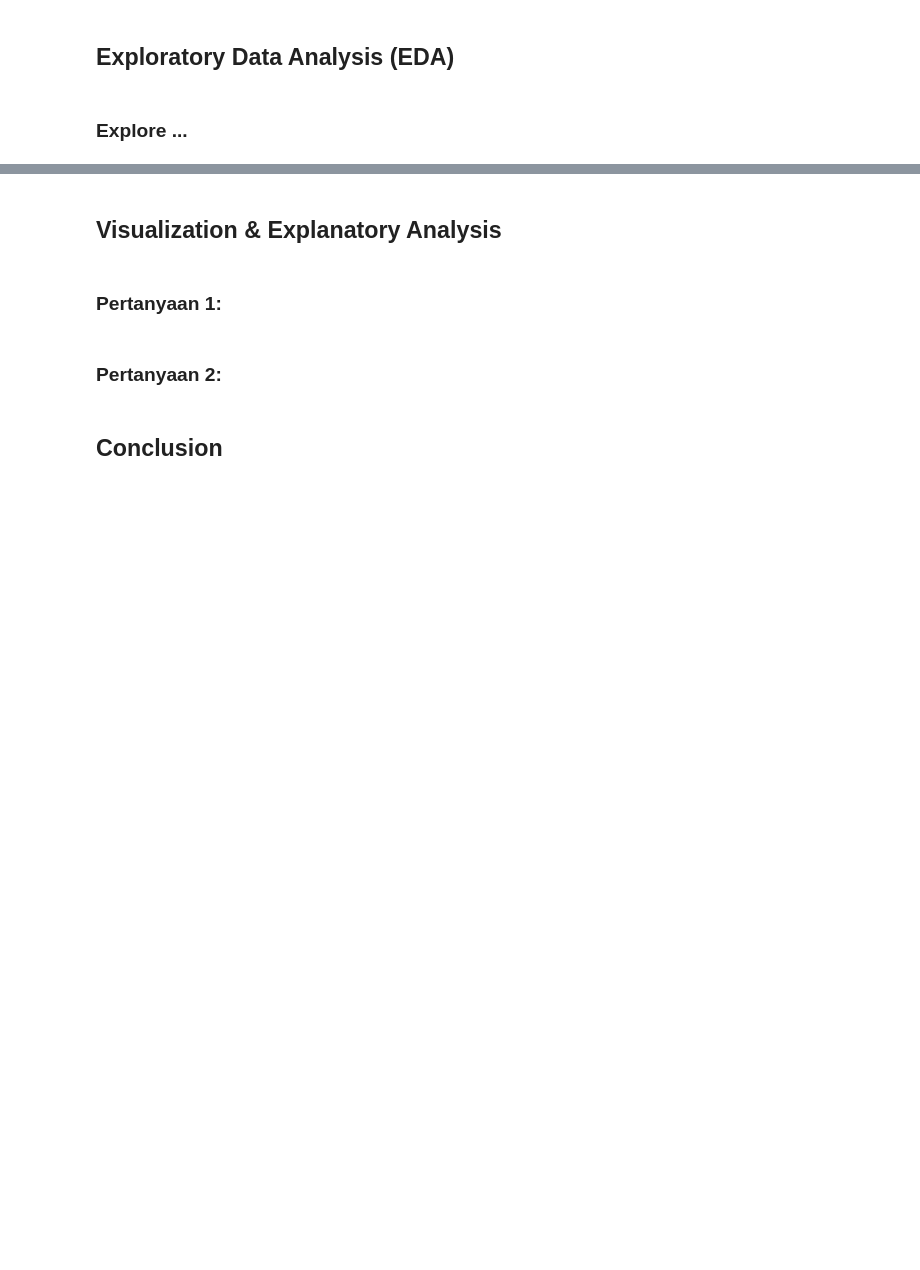
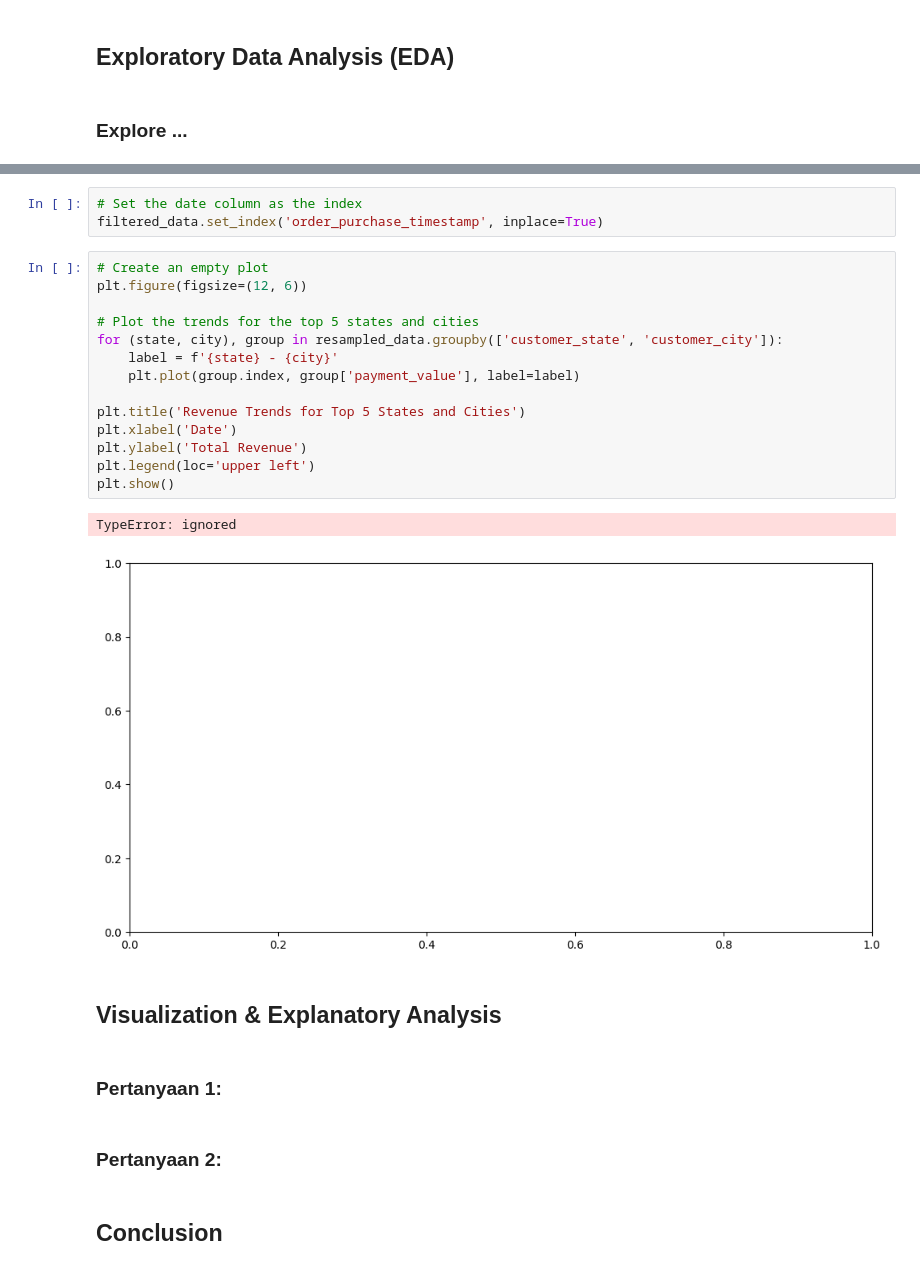
Before and after one commit to ekpurwanto/E-Commerce-Public-Dataset, a Jupyter notebook: ID_0LZ0Q2R8QZ65_Eko_Purwanto.ipynb, the cells around one changed output, grey strips where cells are left out. Drawn from its saved outputs; the diff is of its cells as text; blank space fills up the shorter version.

```diff
--- a/ID_0LZ0Q2R8QZ65_Eko_Purwanto.ipynb
+++ b/ID_0LZ0Q2R8QZ65_Eko_Purwanto.ipynb
@@ -670,3 +745,23 @@ memory usage: 2.9+ MB
+# %%
+# Set the date column as the index
+filtered_data.set_index('order_purchase_timestamp', inplace=True)
+# %%
+# Create an empty plot
+plt.figure(figsize=(12, 6))
+
+# Plot the trends for the top 5 states and cities
+for (state, city), group in resampled_data.groupby(['customer_state', 'customer_city']):
+    label = f'{state} - {city}'
+    plt.plot(group.index, group['payment_value'], label=label)
+
+plt.title('Revenue Trends for Top 5 States and Cities')
+plt.xlabel('Date')
+plt.ylabel('Total Revenue')
+plt.legend(loc='upper left')
+plt.show()
+# %% [output]
+TypeError: ignored
+[figure, added]
 # %% [markdown]
 ## Visualization & Explanatory Analysis
 # %% [markdown]
```
Also changed, not shown: parts of 28 cells of this notebook.
